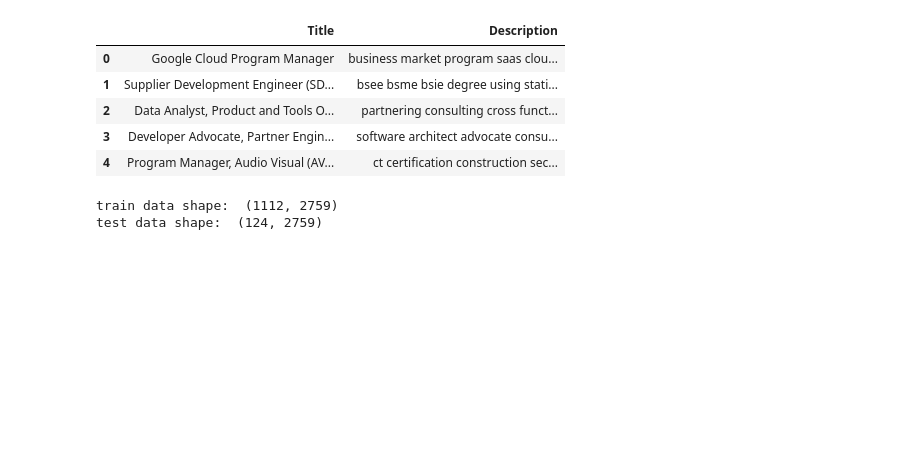
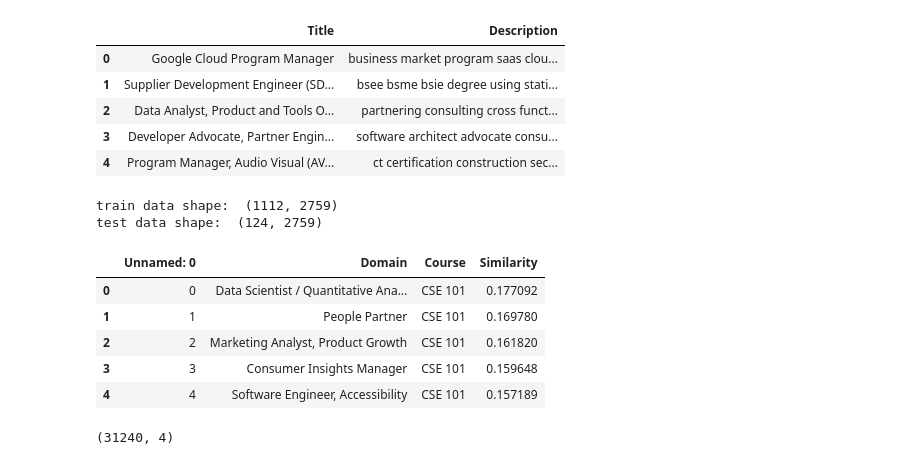
Before and after one commit to progga004/MLH_hackathon---PathFix, a Jupyter notebook: COURSE DESC TO SKILLSETS.ipynb, the cells around one changed output. Cells and saved outputs as stored; diff of their text form; code cells hidden in the pictures; blank space fills up the shorter version.

```diff
--- a/COURSE DESC TO SKILLSETS.ipynb
+++ b/COURSE DESC TO SKILLSETS.ipynb
@@ -318,0 +319,14 @@ final_sol.to_csv("courses_job_mapping2.csv")
+# %%
+mappingDB = pd.read_csv("finalMapping.csv")
+mappingDB.head()
+# %% [output]
+|  | Unnamed: 0 | Domain | Course | Similarity |
+| 0 | 0 | Data Scientist / Quantitative Ana... | CSE 101 | 0.177092 |
+| 1 | 1 | People Partner | CSE 101 | 0.169780 |
+| 2 | 2 | Marketing Analyst, Product Growth | CSE 101 | 0.161820 |
+| 3 | 3 | Consumer Insights Manager | CSE 101 | 0.159648 |
+| 4 | 4 | Software Engineer, Accessibility | CSE 101 | 0.157189 |
+# %%
+mappingDB.shape
+# %% [output]
+(31240, 4)
```
Also changed, not shown: parts of 9 cells of this notebook, 24 other files.
